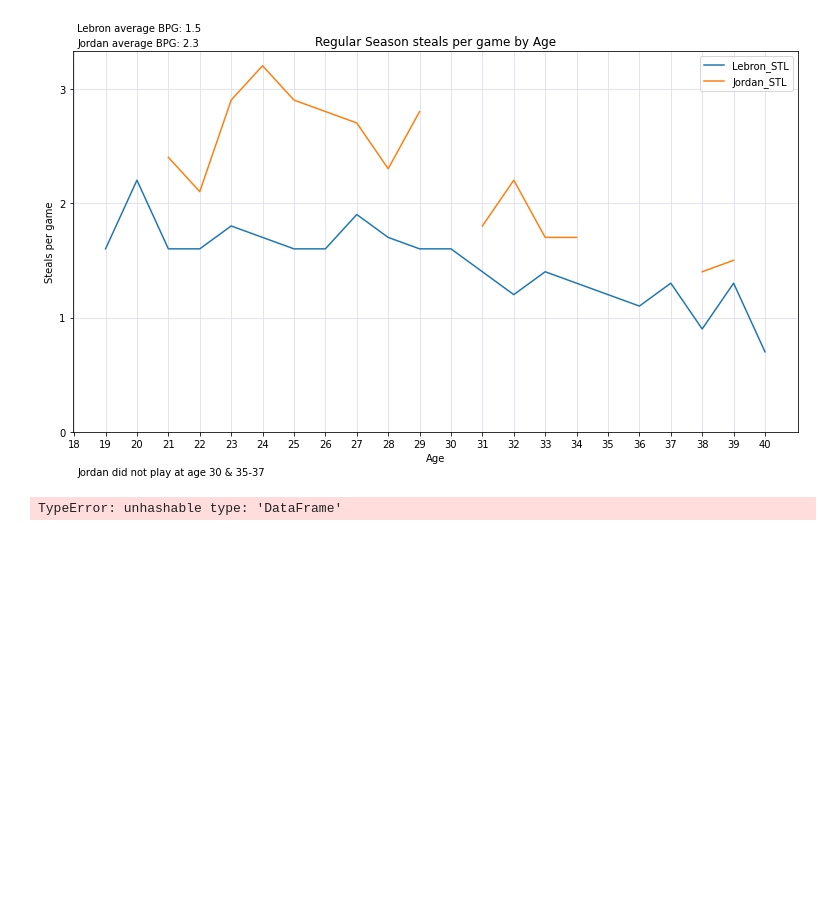
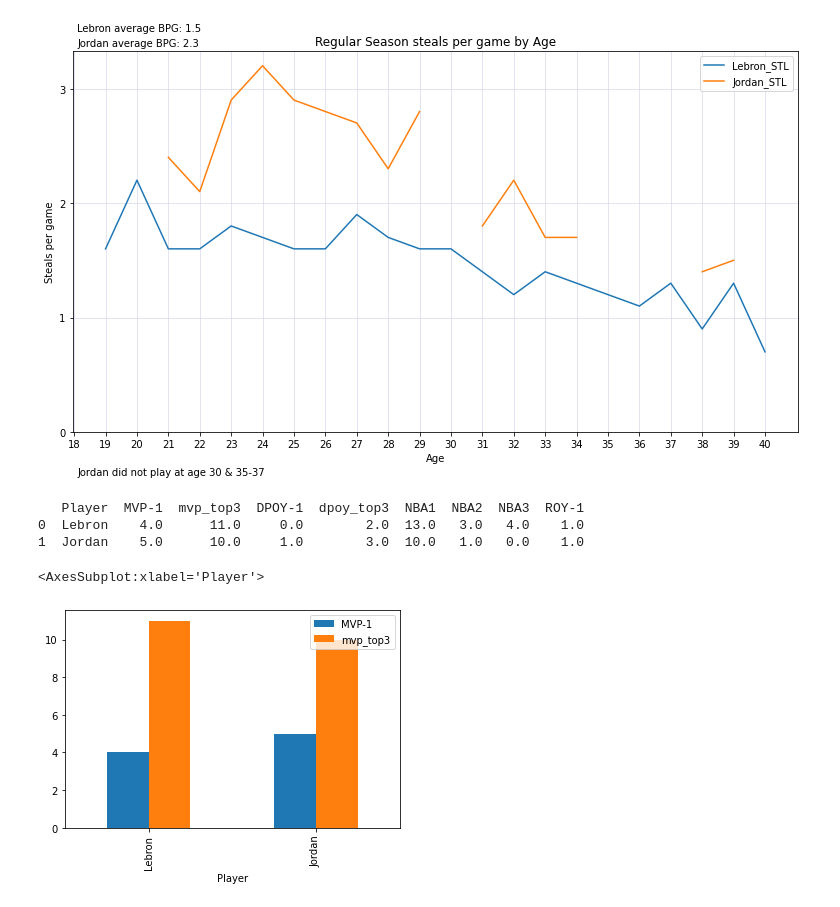
Before and after one commit to gohsoonhao/therealGOAT, a Jupyter notebook: theREALGOAT.ipynb, the cells around one changed output. Drawn from its saved outputs; the diff is of its cells as text; code cells hidden in the pictures; blank space fills up the shorter version.

```diff
--- a/theREALGOAT.ipynb
+++ b/theREALGOAT.ipynb
@@ -149,15 +149,46 @@ plt.show()
 [figure]
 [figure]
 [figure]
-# %%
-lebron_awards = lebron_reg_data[['Season','Age','Awards']]
-jordan_awards = jordan_reg_data[['Season','Age','Awards']]
-# lebron_awards= lebron_awards['Awards'].str.split(',').apply(pd.Series)
-# jordan_awards= jordan_awards['Awards'].str.split(',').apply(pd.Series)
-
-
-for data in [lebron_awards,jordan_awards]:
-    data= data[['Season','Age',data['Awards'].str.split(',').apply(pd.Series)]]
-    print(data)
-# %% [output]
-TypeError: unhashable type: 'DataFrame'
+# %%
+# Find out MVP, DPOYs, NBA first team appearances and number of all-stars appearance
+
+lebron_awards = lebron_reg_data[['Season','Age','Awards']]
+jordan_awards = jordan_reg_data[['Season','Age','Awards']]
+
+dataframes = {}
+
+for i,data in enumerate([lebron_awards,jordan_awards]):
+    award_data= data['Awards'].str.split(',').apply(pd.Series)
+    award_data = award_data.apply(pd.Series.value_counts).sum(axis=1, numeric_only=True)
+    award_data = award_data.to_frame().T
+    mvp = ['MVP-1','MVP-2','MVP-3']
+    dpoy = ['DPOY-1','DPOY-2','DPOY-3']
+    nba_1st_2nd_3rdteam = ['NBA1','NBA2','NBA3']
+    for col in mvp:
+        if col not in award_data:
+            award_data[col] = 0  # Add missing columns with 0
+    award_data['mvp_top3'] = award_data[mvp].sum(axis=1)
+    for col in dpoy:
+        if col not in award_data:
+            award_data[col] = 0  # Add missing columns with 0
+    award_data['dpoy_top3'] = award_data[dpoy].sum(axis=1)
+    for col in nba_1st_2nd_3rdteam:
+        if col not in award_data:
+            award_data[col] = 0  # Add missing columns with 0
+    award_data['nba_1st_2nd_3rdteam'] = award_data[nba_1st_2nd_3rdteam].sum(axis=1)
+    award_data = award_data[['MVP-1','mvp_top3','DPOY-1','dpoy_top3','NBA1','NBA2','NBA3','ROY-1']]
+    dataframes[f'award_data{i+1}'] = award_data
+award_list = pd.concat([dataframes['award_data1'], dataframes['award_data2']], ignore_index=True)
+# award_list['Player'] = ['Lebron','Jordan']
+award_list.insert(0,"Player" ,['Lebron','Jordan'])
+print(award_list)
+# %% [output]
+   Player  MVP-1  mvp_top3  DPOY-1  dpoy_top3  NBA1  NBA2  NBA3  ROY-1
+0  Lebron    4.0      11.0     0.0        2.0  13.0   3.0   4.0    1.0
+1  Jordan    5.0      10.0     1.0        3.0  10.0   1.0   0.0    1.0
+# %%
+# Set up the figure and axes
+award_list.plot(x="Player", y=["MVP-1","mvp_top3"], kind="bar")
+# %% [output]
+<AxesSubplot:xlabel='Player'>
+[figure, added]
```
